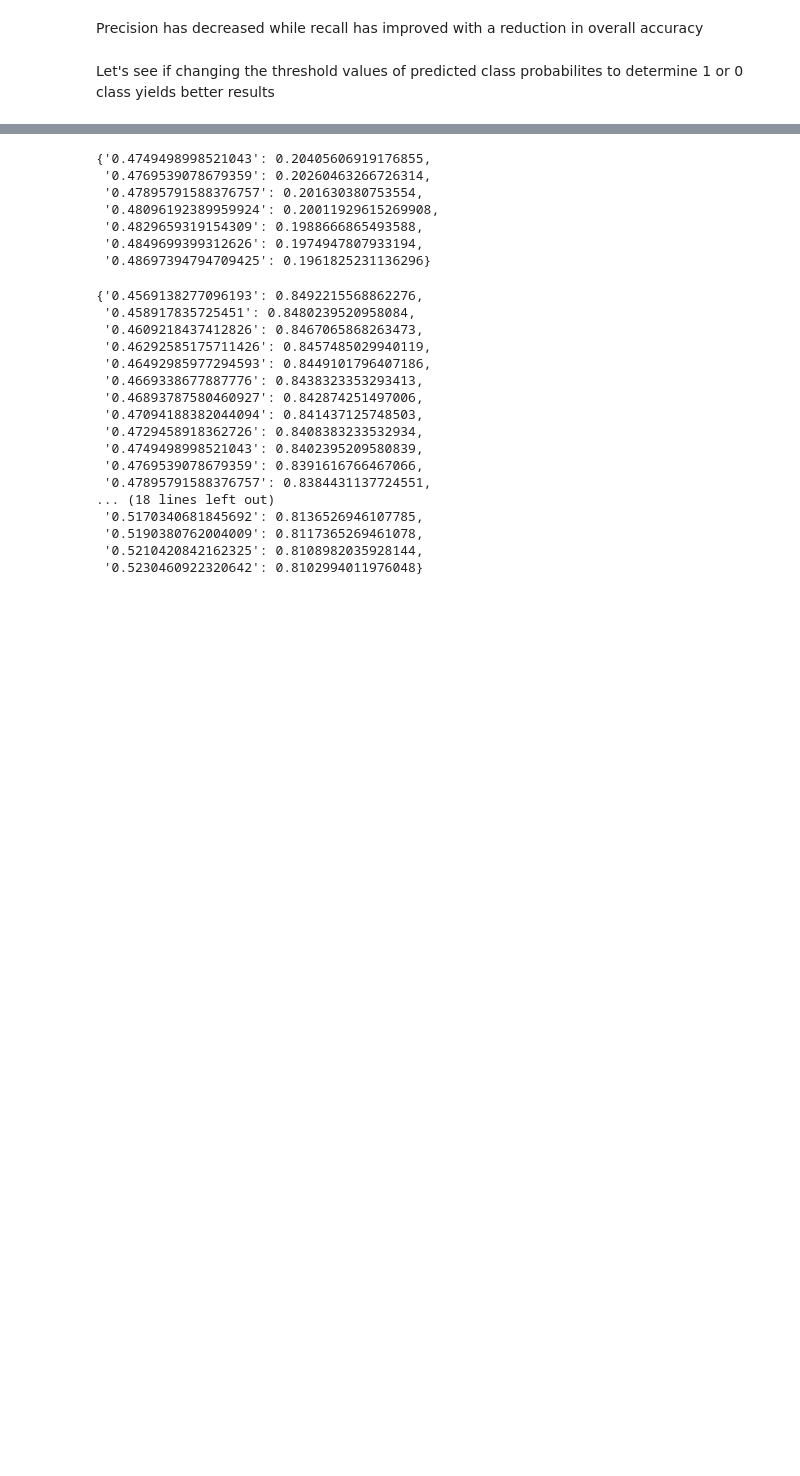
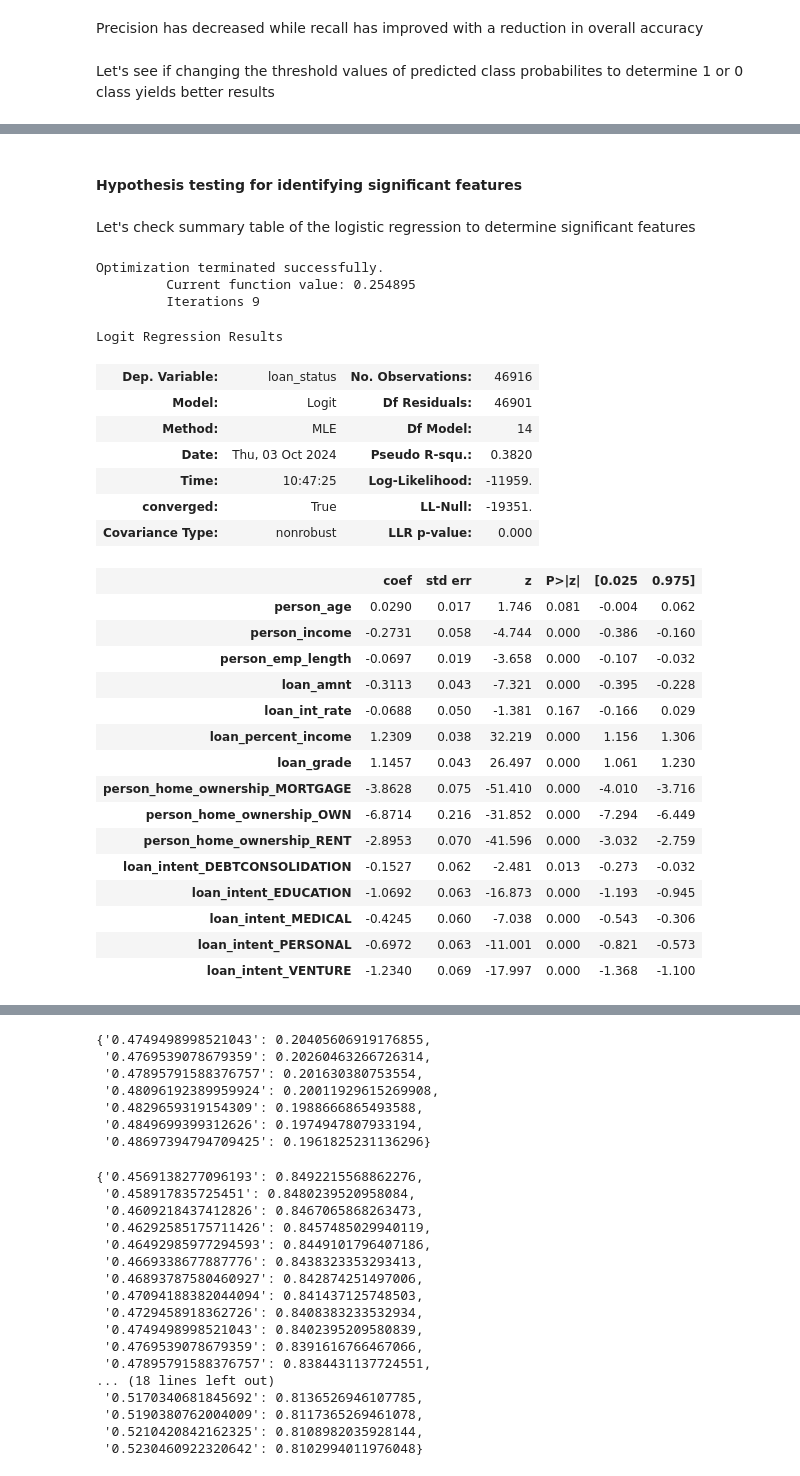
Before and after one commit to ricrichardthomas1/kaggle_loan, a Jupyter notebook: notebooks/loan_approval.ipynb, the cells around one changed output, grey strips where cells are left out. Saved outputs shown, nothing was run; the diff lists cells and outputs as text; code cells hidden in the pictures; blank space fills up the shorter version.

```diff
--- a/notebooks/loan_approval.ipynb
+++ b/notebooks/loan_approval.ipynb
@@ -512,0 +500,38 @@ accuracies, precisions, recalls, specificities, fprs, f1_scores = roc_log_reg([y
+# %% [markdown]
+#### Hypothesis testing for identifying significant features
+# %% [markdown]
+Let's check summary table of the logistic regression to determine significant features
+# %%
+import statsmodels.api as sm
+
+logit_m = sm.Logit(y_train, X_train.drop(columns = ['person_home_ownership_OTHER','loan_intent_HOMEIMPROVEMENT']))
+fitted_logit_m = logit_m.fit()
+fitted_logit_m.summary()
+# %% [output]
+Optimization terminated successfully.
+         Current function value: 0.254895
+         Iterations 9
+Logit Regression Results
+| Dep. Variable: | loan_status | No. Observations: | 46916 |
+| Model: | Logit | Df Residuals: | 46901 |
+| Method: | MLE | Df Model: | 14 |
+| Date: | Thu, 03 Oct 2024 | Pseudo R-squ.: | 0.3820 |
+| Time: | 10:47:25 | Log-Likelihood: | -11959. |
+| converged: | True | LL-Null: | -19351. |
+| Covariance Type: | nonrobust | LLR p-value: | 0.000 |
+|  | coef | std err | z | P>|z| | [0.025 | 0.975] |
+| person_age | 0.0290 | 0.017 | 1.746 | 0.081 | -0.004 | 0.062 |
+| person_income | -0.2731 | 0.058 | -4.744 | 0.000 | -0.386 | -0.160 |
+| person_emp_length | -0.0697 | 0.019 | -3.658 | 0.000 | -0.107 | -0.032 |
+| loan_amnt | -0.3113 | 0.043 | -7.321 | 0.000 | -0.395 | -0.228 |
+| loan_int_rate | -0.0688 | 0.050 | -1.381 | 0.167 | -0.166 | 0.029 |
+| loan_percent_income | 1.2309 | 0.038 | 32.219 | 0.000 | 1.156 | 1.306 |
+| loan_grade | 1.1457 | 0.043 | 26.497 | 0.000 | 1.061 | 1.230 |
+| person_home_ownership_MORTGAGE | -3.8628 | 0.075 | -51.410 | 0.000 | -4.010 | -3.716 |
+| person_home_ownership_OWN | -6.8714 | 0.216 | -31.852 | 0.000 | -7.294 | -6.449 |
+| person_home_ownership_RENT | -2.8953 | 0.070 | -41.596 | 0.000 | -3.032 | -2.759 |
+| loan_intent_DEBTCONSOLIDATION | -0.1527 | 0.062 | -2.481 | 0.013 | -0.273 | -0.032 |
+| loan_intent_EDUCATION | -1.0692 | 0.063 | -16.873 | 0.000 | -1.193 | -0.945 |
+| loan_intent_MEDICAL | -0.4245 | 0.060 | -7.038 | 0.000 | -0.543 | -0.306 |
+| loan_intent_PERSONAL | -0.6972 | 0.063 | -11.001 | 0.000 | -0.821 | -0.573 |
+| loan_intent_VENTURE | -1.2340 | 0.069 | -17.997 | 0.000 | -1.368 | -1.100 |
```
Also changed, not shown: parts of 20 cells of this notebook, 1 other file.
